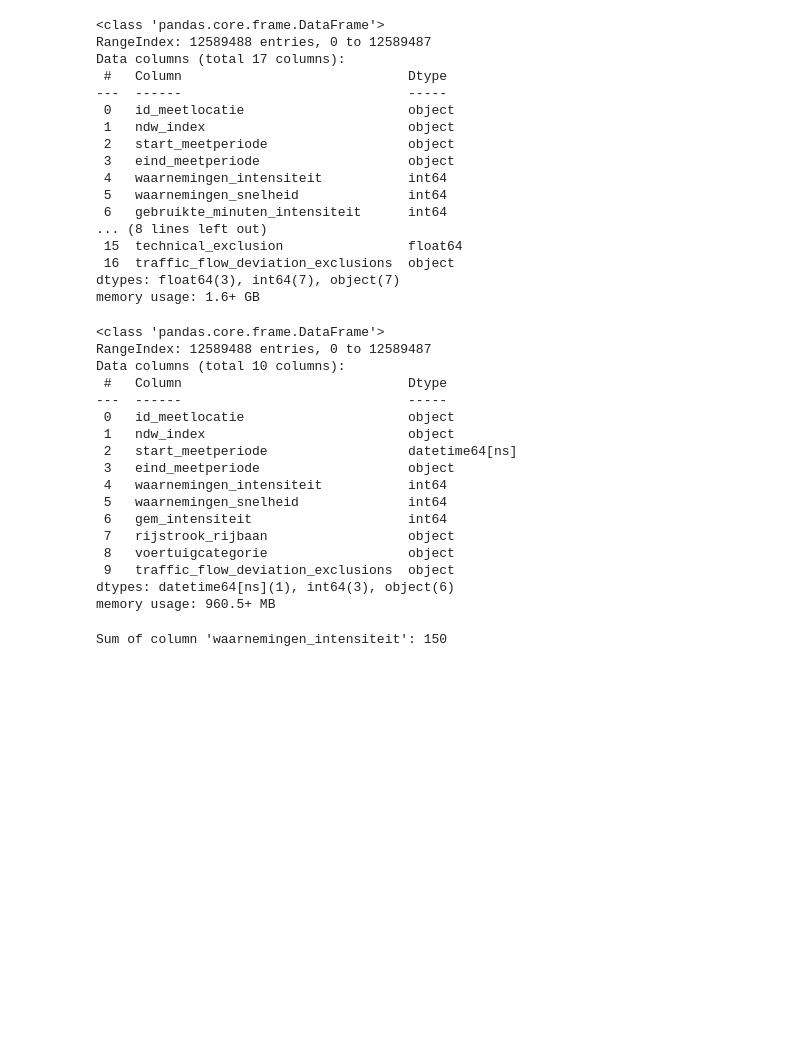
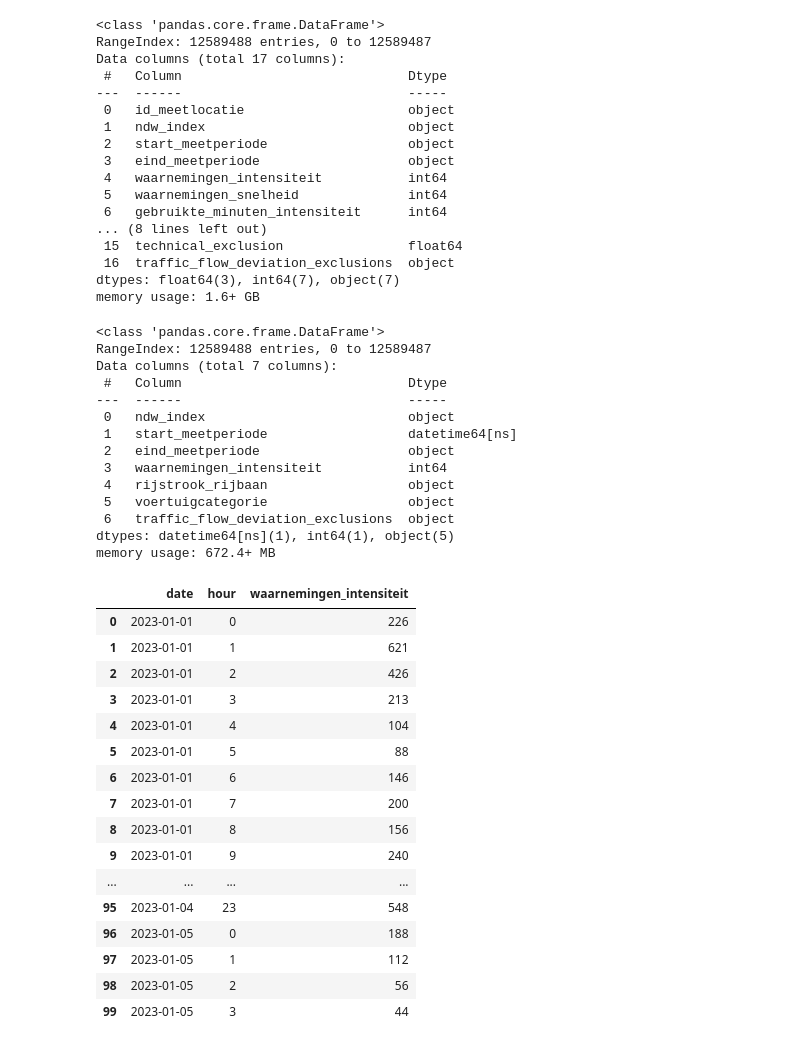
Before and after one commit to NikolaySirenko/datafest2024, a Jupyter notebook: code/niekCode.ipynb, the cells around one changed output. Drawn from its saved outputs; the diff is of its cells as text; code cells hidden in the pictures; blank space fills up the shorter version.

```diff
--- a/code/niekCode.ipynb
+++ b/code/niekCode.ipynb
@@ -58,44 +59,61 @@ dtypes: float64(3), int64(7), object(7)
 memory usage: 1.6+ GB
 # %%
 df=df.drop(columns=['gewogen_gem_snelheid'])
-df=df.drop(columns=['gem_snelheid'])
+df=df.drop(columns=['waarnemingen_snelheid'])
 df=df.drop(columns=['data_error_intensiteit'])
 df=df.drop(columns=['data_error_snelheid'])
 df=df.drop(columns=['gebruikte_minuten_intensiteit'])
 df=df.drop(columns=['gebruikte_minuten_snelheid'])
 df=df.drop(columns=['technical_exclusion'])
+df=df.drop(columns=['id_meetlocatie'])
+df=df.drop(columns=['gem_snelheid'])
+df=df.drop(columns=['gem_intensiteit'])
 df['start_meetperiode'] = pd.to_datetime(df['start_meetperiode'])
 df.info()
 # %% [output]
 <class 'pandas.core.frame.DataFrame'>
 RangeIndex: 12589488 entries, 0 to 12589487
-Data columns (total 10 columns):
+Data columns (total 7 columns):
  #   Column                             Dtype
 ---  ------                             -----
- 0   id_meetlocatie                     object
- 1   ndw_index                          object
- 2   start_meetperiode                  datetime64[ns]
- 3   eind_meetperiode                   object
- 4   waarnemingen_intensiteit           int64
- 5   waarnemingen_snelheid              int64
- 6   gem_intensiteit                    int64
- 7   rijstrook_rijbaan                  object
- 8   voertuigcategorie                  object
- 9   traffic_flow_deviation_exclusions  object
-dtypes: datetime64[ns](1), int64(3), object(6)
-memory usage: 960.5+ MB
+ 0   ndw_index                          object
+ 1   start_meetperiode                  datetime64[ns]
+ 2   eind_meetperiode                   object
+ 3   waarnemingen_intensiteit           int64
+ 4   rijstrook_rijbaan                  object
+ 5   voertuigcategorie                  object
+ 6   traffic_flow_deviation_exclusions  object
+dtypes: datetime64[ns](1), int64(1), object(5)
+memory usage: 672.4+ MB
 # %%
 df['date'] = df['start_meetperiode'].dt.date
 df['minute'] = df['start_meetperiode'].dt.minute
 df['hour'] = df['start_meetperiode'].dt.hour
 
 df[(df['date'] == '2024-01-01') & (df['minute'] <= 1)& (df['hour'] == 17)]
-df.head(30)
-
 filtered_df = df[(df['start_meetperiode'].dt.date == pd.to_datetime('2023-12-01').date()) & (df['minute'] <= 1) & (df['hour'] == 17)]
 
 # Display the filtered DataFrame and the first 30 rows of the original DataFrame for verification
 column_sum=filtered_df['waarnemingen_intensiteit'].sum()
-print("Sum of column 'waarnemingen_intensiteit':", column_sum)
+# print("Sum of column 'waarnemingen_intensiteit':", column_sum)
+
+df= df.groupby(['date', 'hour']).agg({'waarnemingen_intensiteit': 'sum'}).reset_index()
+df.head(100)
 # %% [output]
-Sum of column 'waarnemingen_intensiteit': 150
+|  | date | hour | waarnemingen_intensiteit |
+| 0 | 2023-01-01 | 0 | 226 |
+| 1 | 2023-01-01 | 1 | 621 |
+| 2 | 2023-01-01 | 2 | 426 |
+| 3 | 2023-01-01 | 3 | 213 |
+| 4 | 2023-01-01 | 4 | 104 |
+| 5 | 2023-01-01 | 5 | 88 |
+| 6 | 2023-01-01 | 6 | 146 |
+| 7 | 2023-01-01 | 7 | 200 |
+| 8 | 2023-01-01 | 8 | 156 |
+| 9 | 2023-01-01 | 9 | 240 |
+| ... | ... | ... | ... |
+| 95 | 2023-01-04 | 23 | 548 |
+| 96 | 2023-01-05 | 0 | 188 |
+| 97 | 2023-01-05 | 1 | 112 |
+| 98 | 2023-01-05 | 2 | 56 |
+| 99 | 2023-01-05 | 3 | 44 |
```
Also changed, not shown: parts of 2 cells of this notebook.
